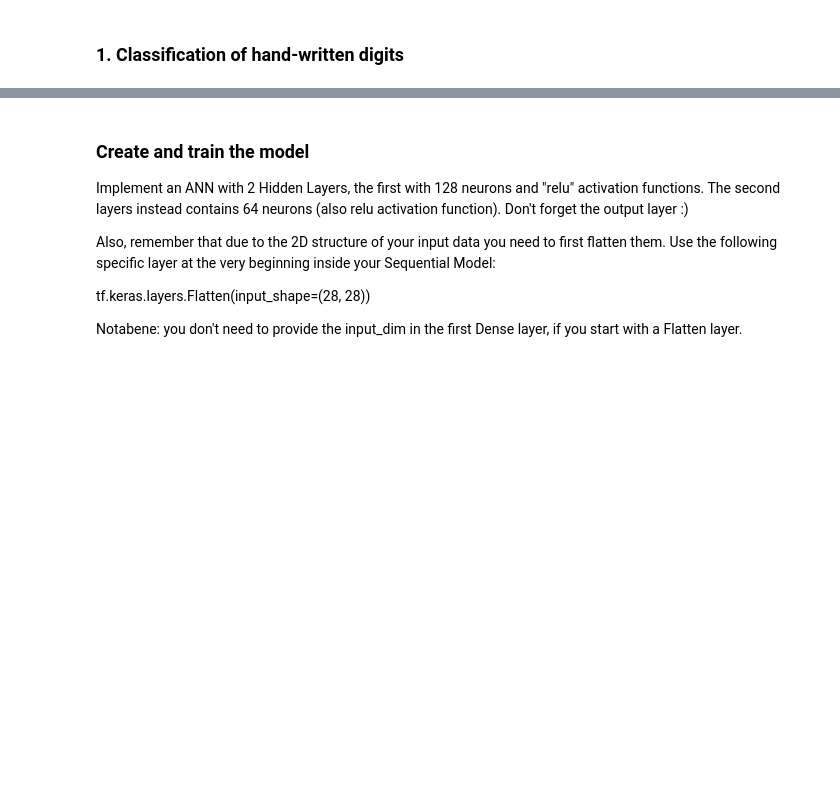
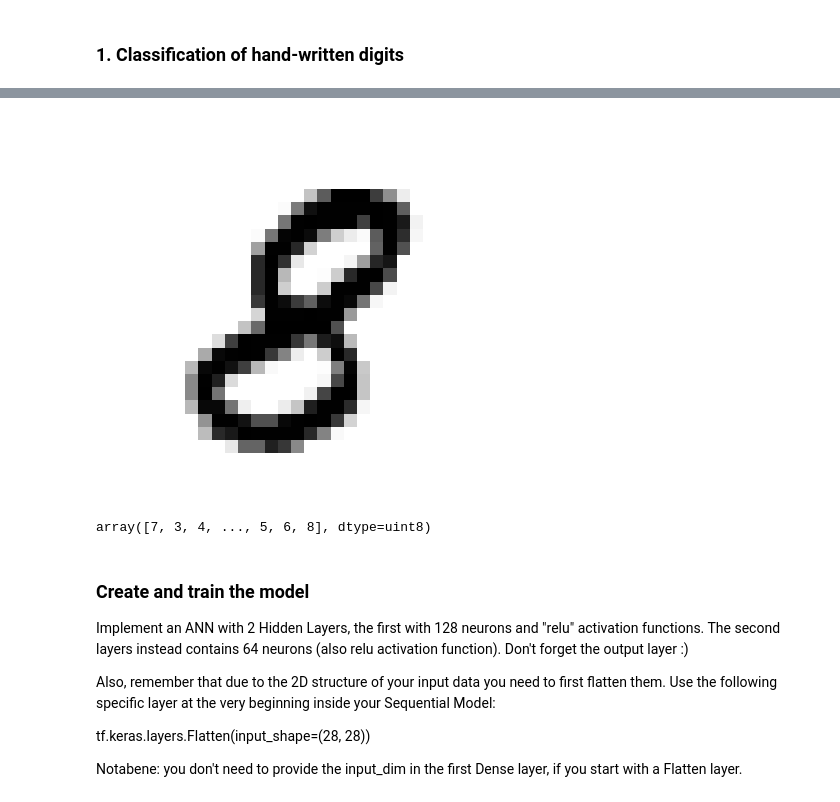
Before and after one commit to YanickMoos/Uebung3ML2, a Jupyter notebook: 1_MNIST_first_steps.ipynb, the cells around one changed output, grey strips where cells are left out. Saved outputs shown, nothing was run; the diff lists cells and outputs as text; code cells hidden in the pictures; blank space fills up the shorter version.

```diff
--- a/1_MNIST_first_steps.ipynb
+++ b/1_MNIST_first_steps.ipynb
@@ -84,3 +67,14 @@ checkpoint_cb = ModelCheckpoint(
+# %%
+# Bild Nr 5 in schwarz weiss (binary) anzeigen
+plt.imshow(X_train[5], cmap="binary")
+plt.axis('off')
+plt.show()
+# %% [output]
+[figure, added]
+# %%
+y_train
+# %% [output]
+array([7, 3, 4, ..., 5, 6, 8], dtype=uint8)
 # %% [markdown]
 ### Create and train the model
 Implement an ANN with 2 Hidden Layers, the first with 128 neurons and "relu" activation functions. The second layers instead contains 64 neurons (also relu activation function).
```
Also changed, not shown: parts of 26 cells of this notebook, 1 other file.
